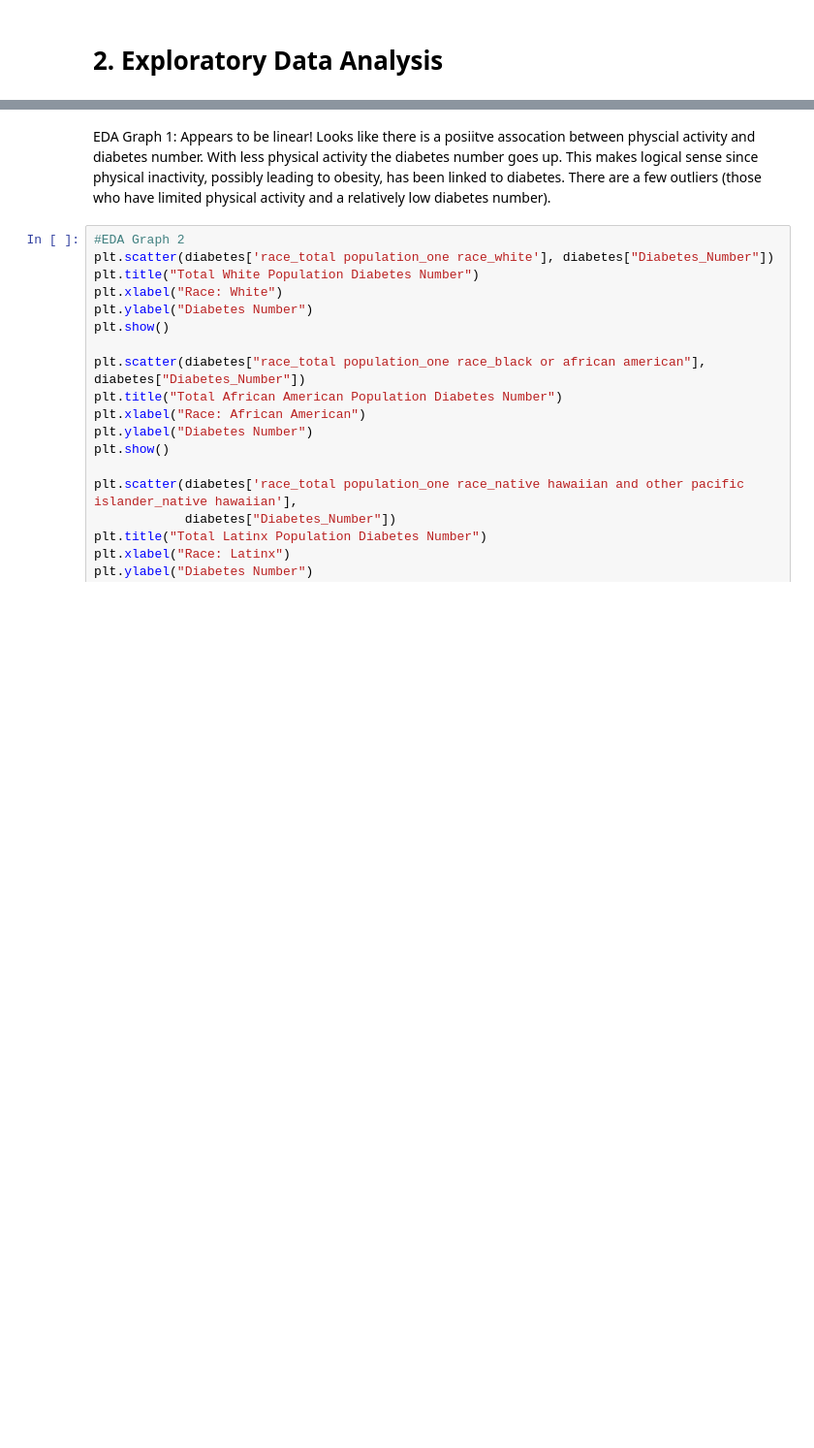
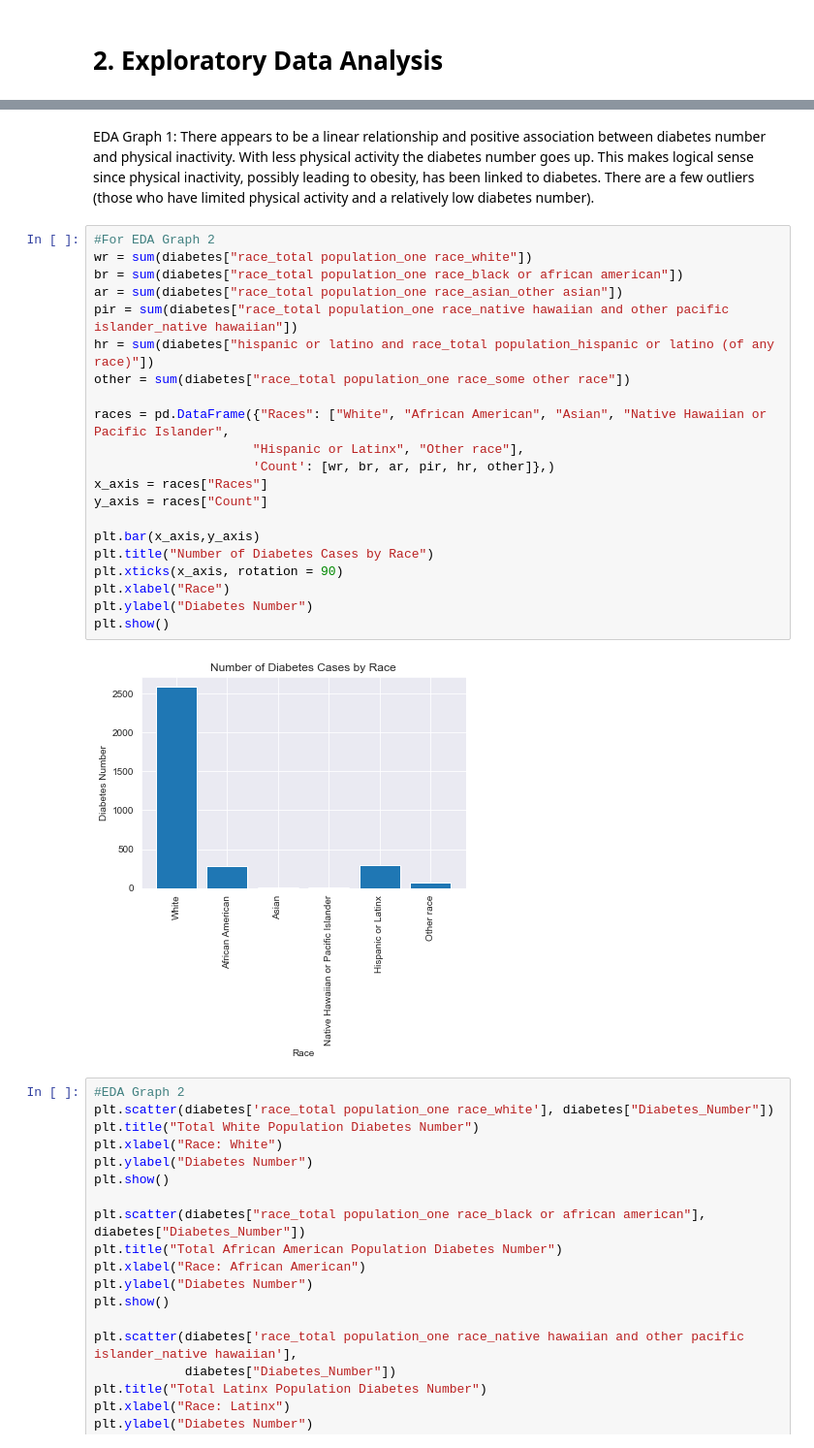
Before and after one commit to aramburoc/CSS_Project2_Group1, a Jupyter notebook: Project 2 Students.ipynb, the cells around one changed output, grey strips where cells are left out. Shown at 97% size. Drawn from its saved outputs; the diff is of its cells as text; blank space fills up the shorter version.

```diff
--- a/Project 2 Students.ipynb
+++ b/Project 2 Students.ipynb
@@ -229,7 +229,30 @@ plt.show()
 # %% [output]
 [figure]
 # %% [markdown]
-EDA Graph 1: Appears to be linear! Looks like there is a posiitve assocation between physcial activity and diabetes number. With less physical activity the diabetes number goes up. This makes logical sense since physical inactivity, possibly leading to obesity, has been linked to diabetes. There are a few outliers (those who have limited physical activity and a relatively low diabetes number).
+EDA Graph 1: There appears to be a linear relationship and positive association between diabetes number and physical inactivity. With less physical activity the diabetes number goes up. This makes logical sense since physical inactivity, possibly leading to obesity, has been linked to diabetes. There are a few outliers (those who have limited physical activity and a relatively low diabetes number).
+# %%
+#For EDA Graph 2
+wr = sum(diabetes["race_total population_one race_white"])
+br = sum(diabetes["race_total population_one race_black or african american"])
+ar = sum(diabetes["race_total population_one race_asian_other asian"])
+pir = sum(diabetes["race_total population_one race_native hawaiian and other pacific islander_native hawaiian"])
+hr = sum(diabetes["hispanic or latino and race_total population_hispanic or latino (of any race)"])
+other = sum(diabetes["race_total population_one race_some other race"])
+
+races = pd.DataFrame({"Races": ["White", "African American", "Asian", "Native Hawaiian or Pacific Islander",
+                     "Hispanic or Latinx", "Other race"],
+                     'Count': [wr, br, ar, pir, hr, other]},)
+x_axis = races["Races"]
+y_axis = races["Count"]
+
+plt.bar(x_axis,y_axis)
+plt.title("Number of Diabetes Cases by Race")
+plt.xticks(x_axis, rotation = 90)
+plt.xlabel("Race")
+plt.ylabel("Diabetes Number")
+plt.show()
+# %% [output]
+[figure, added]
 # %%
 #EDA Graph 2
 plt.scatter(diabetes['race_total population_one race_white'], diabetes["Diabetes_Number"])
```
Also changed, not shown: parts of 28 cells of this notebook.
